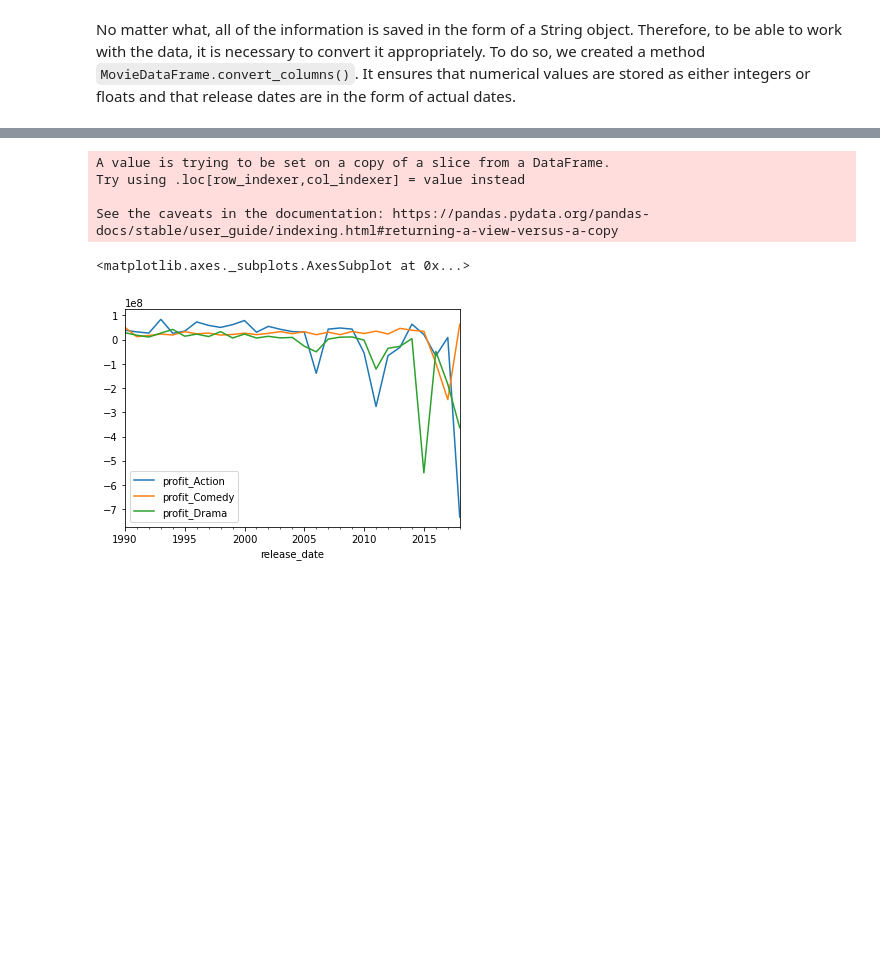
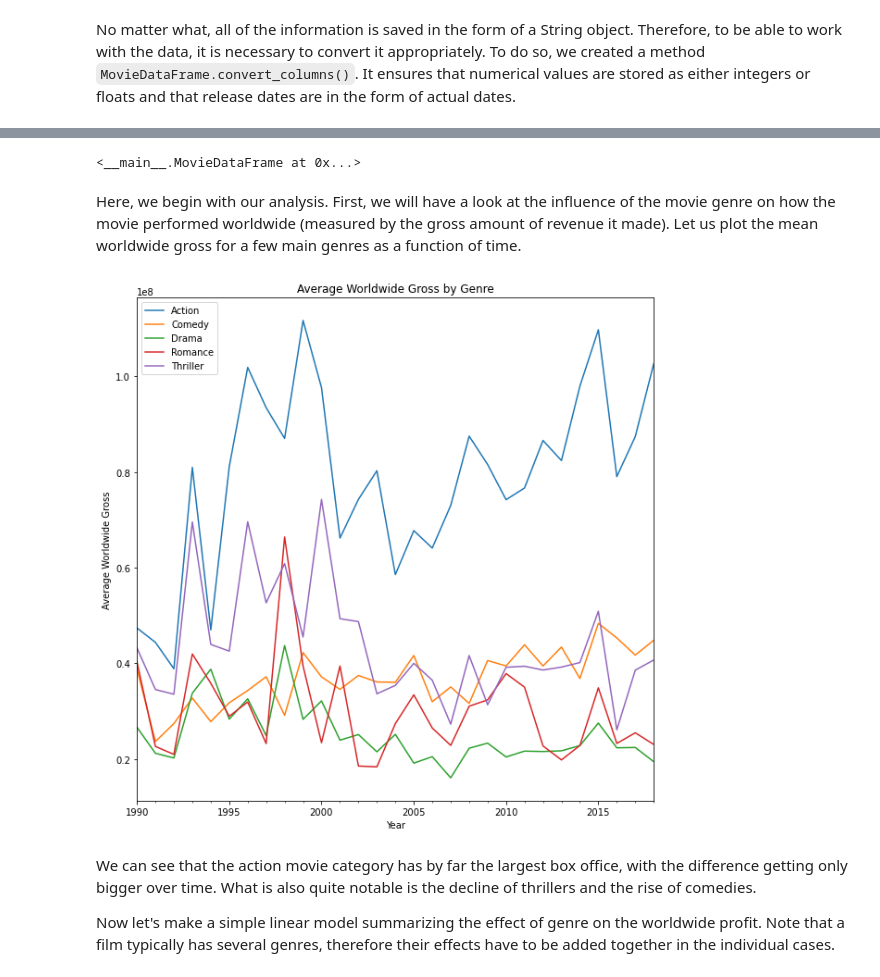
Before and after one commit to zilaeric/dpp-project, a Jupyter notebook: project.ipynb, the cells around one changed output, grey strips where cells are left out. Drawn from its saved outputs; the diff is of its cells as text; code cells hidden in the pictures; blank space fills up the shorter version.

```diff
--- a/project.ipynb
+++ b/project.ipynb
@@ -698,27 +687,40 @@ mdf.df.iloc[0:10,:]
+# %%
+mdf.convert_columns()
+# %% [output]
+<__main__.MovieDataFrame at 0x...>
+# %% [markdown]
+Here, we begin with our analysis. First, we will have a look at the influence of the movie genre on how the movie performed worldwide (measured by the gross amount of revenue it made). Let us plot the mean worldwide gross for a few main genres as a function of time.
 # %%
-genres = ['Action', 'Comedy','Drama']
+genres = ['Action', 'Comedy','Drama', 'Romance', 'Thriller']
 first = True
 for genre in genres:
+    #we need to make a copy every time, else we would be filtering an already filtered df
     df_genre = copy.copy(df_obj)
     df_genre = df_genre.filter_genre(genre, in_place=False)
-    df_genre['profit'] = df_genre['worldwide_gross'] - df_genre['budget']
-    df_genre_time = df_genre[['profit','release_date']].dropna()
+    df_genre_time = df_genre[['worldwide_gross','release_date']].dropna()
     df_genre_time = df_genre_time.set_index('release_date')
+    #resample with a yearly frequency while applying the mean function
     df_genre_time = df_genre_time.resample('Y').mean()
     df_genre_time.columns = [name + '_' + genre for name in df_genre_time.columns]
     if first:
+        #create the df if this is the first pass in the loop
         ts_df = df_genre_time
         first = False
     else:
+        #join a new genre time series to the df if this is not the first pass in the loop
         ts_df = ts_df.join(df_genre_time, how='outer')
-# %% [output]
-A value is trying to be set on a copy of a slice from a DataFrame.
-Try using .loc[row_indexer,col_indexer] = value instead
-
-See the caveats in the documentation: https://pandas.pydata.org/pandas-docs/stable/user_guide/indexing.html#returning-a-view-versus-a-copy
-# %%
-ts_df = ts_df.loc['1990-01-01':'2019-01-01']
-ts_df.plot()
-# %% [output]
-<matplotlib.axes._subplots.AxesSubplot at 0x...>
-[figure, removed]
+# %%
+ts_df = ts_df.loc['1990-01-01':'2019-01-01']
+ts_df.plot()
+plt.xlabel('Year')
+plt.ylabel('Average Worldwide Gross')
+plt.title('Average Worldwide Gross by Genre')
+plt.legend(['Action', 'Comedy', 'Drama', 'Romance', 'Thriller'])
+plt.rcParams["figure.figsize"] = (10,10)
+plt.show()
+# %% [output]
+[figure, added]
+# %% [markdown]
+We can see that the action movie category has by far the largest box office, with the difference getting only bigger over time. What is also quite notable is the decline of thrillers and the rise of comedies.
+
+Now let's make a simple linear model summarizing the effect of genre on the worldwide profit. Note that a film typically has several genres, therefore their effects have to be added together in the individual cases.
```
Also changed, not shown: parts of 6 cells of this notebook.
